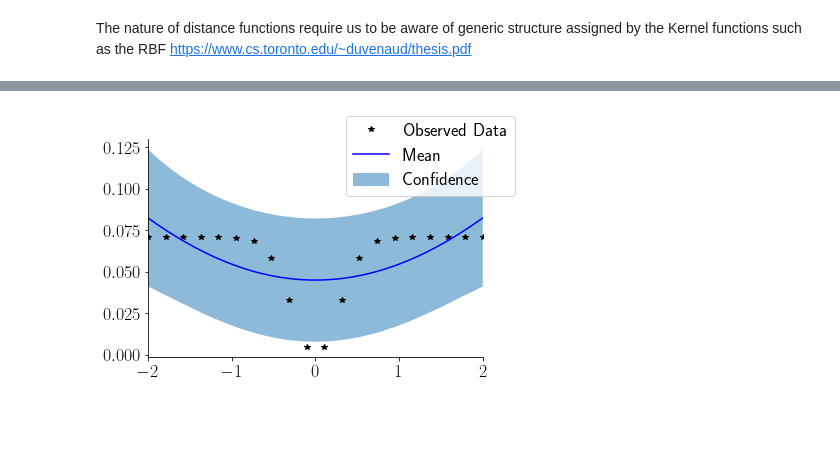
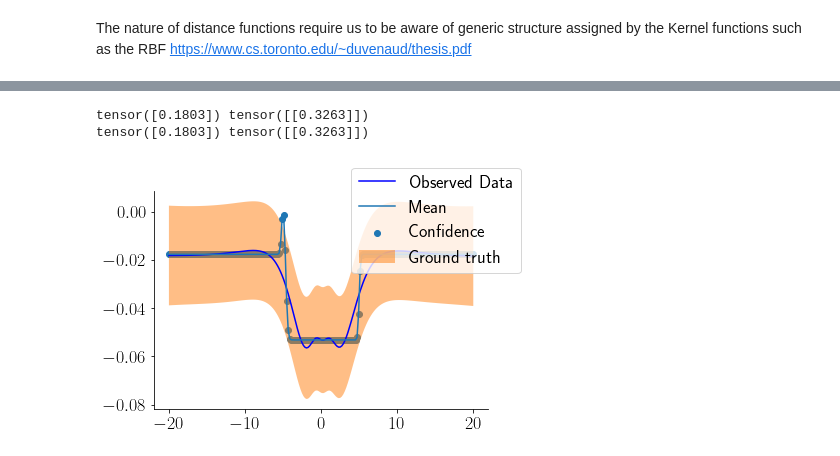
Before and after one commit to pozzo-research-group/HEAD, a Jupyter notebook: notebooks/12- Building a GP kernel for a high dimensional distance measure.ipynb, the cells around one changed output, grey strips where cells are left out. Cells and saved outputs as stored; diff of their text form; code cells hidden in the pictures; blank space fills up the shorter version.

```diff
--- a/notebooks/12- Building a GP kernel for a high dimensional distance measure.ipynb
+++ b/notebooks/12- Building a GP kernel for a high dimensional distance measure.ipynb
@@ -35,11 +32,15 @@ def L2(f1,f2):
     return np.trapz(f1*f2, x=np.linspace(0,1,num=len(f1)))
 
 def d(v,w):
-    return L2(v-w, v-w)
+    return -L2(v-w, v-w)
 
-x = np.linspace(-2,2,num=20)
+
+x = np.linspace(-20,20,num=200)
+x_torch = torch.from_numpy(x.astype(np.float32))
+test_x = torch.linspace(-20, 20, 200)
+
 phi_x = [gaussian(1,xi,0.2) for xi in x]
-phi_xt = gaussian(1,0,0.2)
+phi_xt = gaussian(1,-5,0.2)
 fx = [d(phi_xi, phi_xt) for phi_xi in phi_x]
 
 fig, ax = plt.subplots()
@@ -90,0 +179,13 @@ tensor([-0.8652, -0.5732, -0.1741,  0.2714,  0.7205,  1.1466,  1.5015,  1.7162,
+# %%
+#cov = kernels.RBFKernel()
+#cov = ChangePointKernel()
+#cov = kernels.ScaleKernel(kernels.RBFKernel()) + kernels.LinearKernel()
+
+cov = kernels.ScaleKernel(kernels.MaternKernel(nu=2.5) + CovNNone())
+cov.outputscale = 5
+cov.base_kernel.kernels[0].lengthscale = 6
+cov.base_kernel.kernels[1].lengthscale = 0.2
+cov.base_kernel.kernels[1].offset = 2.0
+for param, value in cov.named_parameters():
+    print(param, value)
+plot(cov)
@@ -91,9 +209,12 @@ tensor([-0.8652, -0.5732, -0.1741,  0.2714,  0.7205,  1.1466,  1.5015,  1.7162,
 # %%
+from gpytorch.priors.torch_priors import GammaPrior
+
 class GPModel(ExactGP):
-    def __init__(self, train_x, train_y, likelihood):
+    def __init__(self, train_x, train_y, likelihood, cov):
         super().__init__(train_x, train_y, likelihood)
         self.mean_module = ConstantMean()
-        self.covar_module = kernels.RBFKernel()
+        #self.covar_module = kernels.RBFKernel()
+        self.covar_module = cov
 
     def forward(self, x):
         mean_x = self.mean_module(x)
@@ -103,7 +224,12 @@ class GPModel(ExactGP):
 # initialize likelihood and model
 likelihood = GaussianLikelihood()
 y_torch = torch.from_numpy(np.asarray(fx).astype(np.float32))
-model = GPModel(x_torch, y_torch, likelihood)
+cov = kernels.RBFKernel()
+cov = kernels.ScaleKernel(
+    CovNNone(lengthscale_prior=GammaPrior(3.0, 6.0), offset_prior=GammaPrior(3.0, 6.0)),
+    outputscale_prior=GammaPrior(2.0, 0.15)
+)
+model = GPModel(x_torch, y_torch, likelihood, cov)
 # %%
 dist = model.forward(x_torch)
 dist.sample()
@@ -140,22 +288,24 @@ Iter 91/100 - Loss: -2.094
 # %%
 # Get into evaluation (predictive posterior) mode
 
 model.eval()
 likelihood.eval()
 
 with torch.no_grad(), gpytorch.settings.fast_pred_var():
     observed_pred = likelihood(model(test_x))
 
 with torch.no_grad():
     fig, ax = plt.subplots()
     lower, upper = observed_pred.confidence_region()
-    ax.plot(x_torch.numpy(), y_torch.numpy(), 'k*')
+    ax.scatter(x_torch.numpy(), y_torch.numpy())
     ax.plot(test_x.numpy(), observed_pred.mean.numpy(), 'b')
     ax.fill_between(test_x.numpy(), lower.numpy(), upper.numpy(), alpha=0.5)
-    fig.legend(['Observed Data', 'Mean', 'Confidence'])
-    ax.set_xlim([-2,2])
+    ax.plot(x, fx)
+    fig.legend(['Observed Data', 'Mean', 'Confidence', 'Ground truth'])
 # %% [output]
+tensor([0.1803]) tensor([[0.3263]])
+tensor([0.1803]) tensor([[0.3263]])
-[figure, old version]
+[figure, new version]
 # %%
 with torch.no_grad(), gpytorch.settings.fast_pred_var():
     posterior = model(test_x)
```
Also changed, not shown: parts of 12 cells of this notebook, 7 other files.
